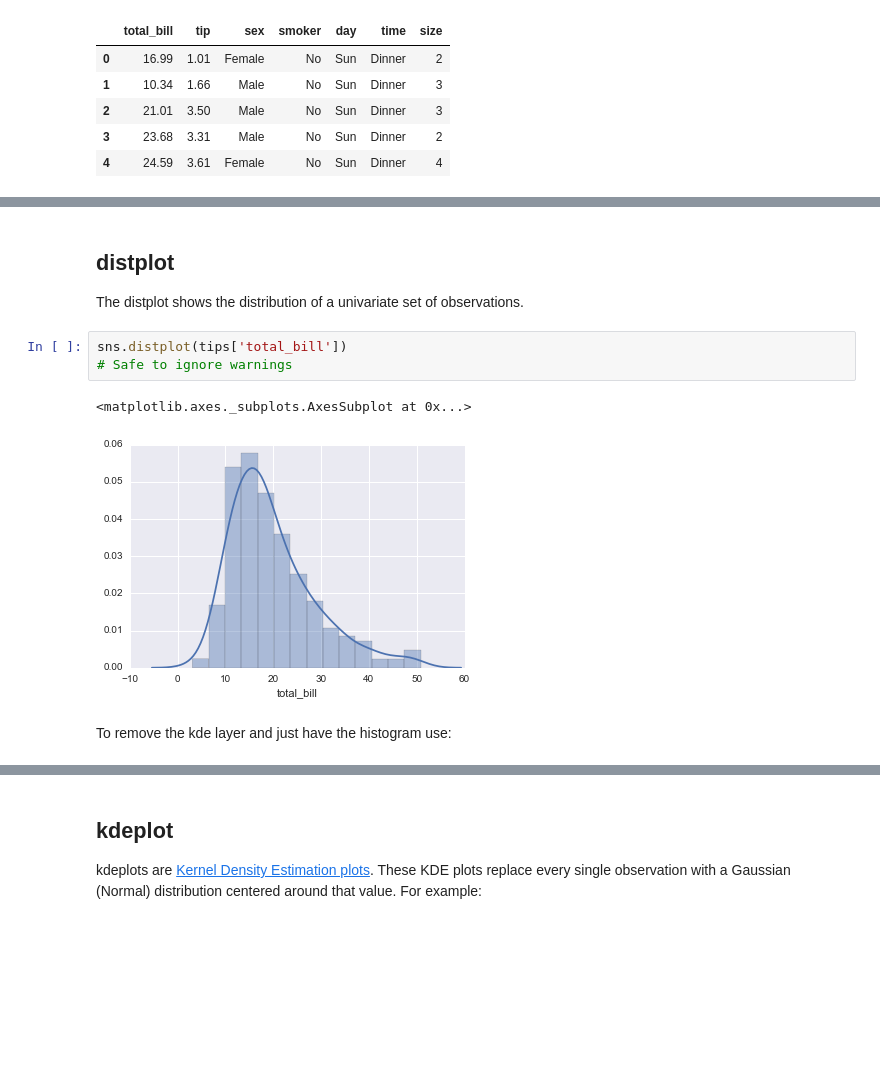
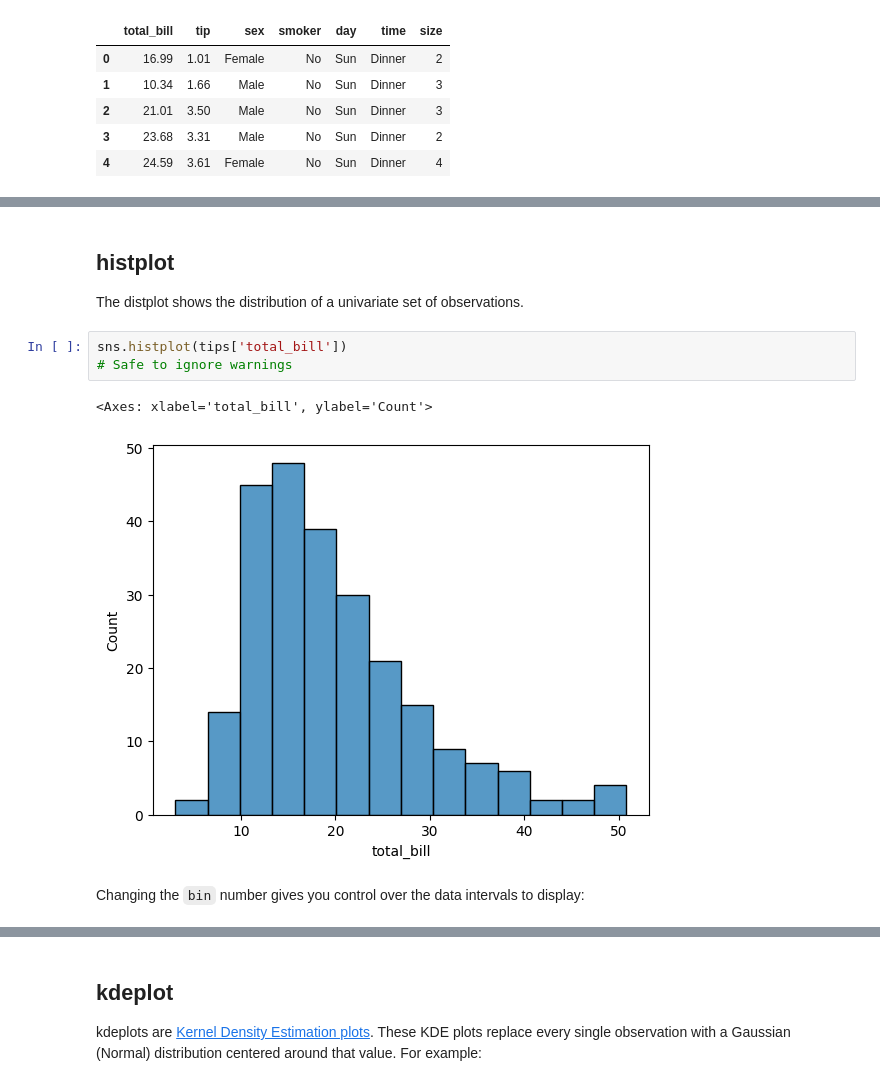
Before and after one commit to tychen742/thinkdsm, a Jupyter notebook: chapters/06-visualization/0608-vis-sns-distribution-plots.ipynb, the cells around one changed output, grey strips where cells are left out. Drawn from its saved outputs; the diff is of its cells as text; blank space fills up the shorter version.

```diff
--- a/chapters/06-visualization/0608-vis-sns-distribution-plots.ipynb
+++ b/chapters/06-visualization/0608-vis-sns-distribution-plots.ipynb
@@ -33,13 +66,13 @@ tips.head()
 # %% [markdown]
-## distplot
+## histplot
 
 The distplot shows the distribution of a univariate set of observations.
 # %%
-sns.distplot(tips['total_bill'])
+sns.histplot(tips['total_bill'])
 # Safe to ignore warnings
 # %% [output]
-<matplotlib.axes._subplots.AxesSubplot at 0x...>
+<Axes: xlabel='total_bill', ylabel='Count'>
-[figure, old version]
+[figure, new version]
-# %% [markdown]
-To remove the kde layer and just have the histogram use:
+# %% [markdown]
+Changing the `bin` number gives you control over the data intervals to display:
 # %%
```
Also changed, not shown: parts of 23 cells of this notebook, 2 other files.
